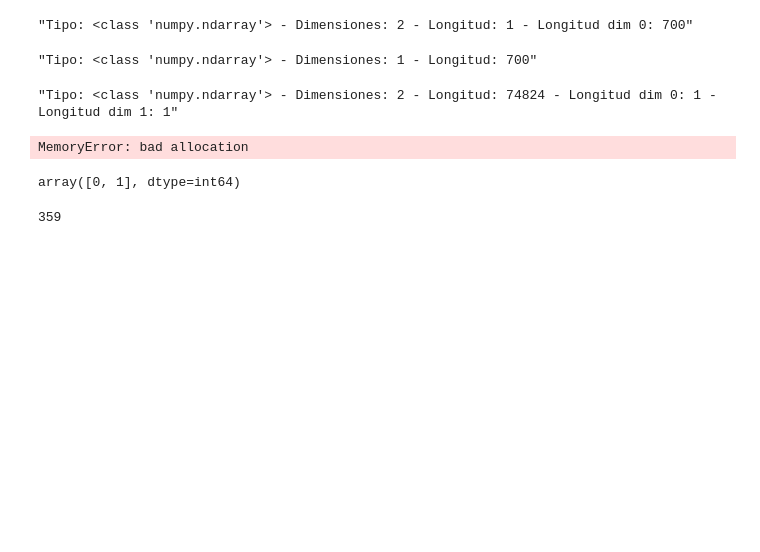
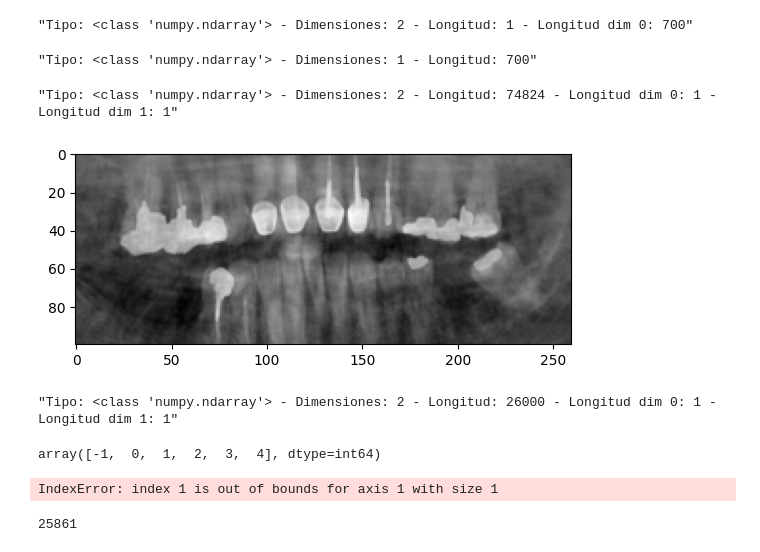
Before and after one commit to MadavR/DentalSegmentation, a Jupyter notebook: Untitled-1.ipynb, the cells around one changed output. Saved outputs shown, nothing was run; the diff lists cells and outputs as text; code cells hidden in the pictures; blank space fills up the shorter version.

```diff
--- a/Untitled-1.ipynb
+++ b/Untitled-1.ipynb
@@ -82,18 +103,37 @@ X4 = sample_image[0].reshape(-1, 1)
 f"Tipo: {type(X4)} - Dimensiones: {X4.ndim} - Longitud: {len(X4)} - Longitud dim 0: {len(X4[0])} - Longitud dim 1: {len(X4[1])}"
 # %% [output]
 "Tipo: <class 'numpy.ndarray'> - Dimensiones: 2 - Longitud: 74824 - Longitud dim 0: 1 - Longitud dim 1: 1"
+# %%
+caption4 = cut_image(sample_image.reshape((188, 398)), coords=(80, 40, 260, 100), show=True)
+# %% [output]
+[figure, added]
+# %%
+X4_ = caption4.reshape(-1, 1)
+f"Tipo: {type(X4_)} - Dimensiones: {X4_.ndim} - Longitud: {len(X4_)} - Longitud dim 0: {len(X4_[0])} - Longitud dim 1: {len(X4_[1])}"
+# %% [output]
+"Tipo: <class 'numpy.ndarray'> - Dimensiones: 2 - Longitud: 26000 - Longitud dim 0: 1 - Longitud dim 1: 1"
 # %%
-dbscan4 = DBSCAN(eps=0.2, min_samples=2, metric='cosine', n_jobs=-1)
-dbscan4.fit(X4)
-dbscan4.labels_
+dbscan4 = DBSCAN(eps=0.002, min_samples=50, metric='euclidean', n_jobs=-1)
+dbscan4.fit(X4_)
+unique_labels = np.unique(dbscan4.labels_)
+unique_labels
 # %% [output]
-MemoryError: bad allocation
+array([-1,  0,  1,  2,  3,  4], dtype=int64)
+# %%
+# Obtener las coordenadas de los pixeles que pertenecen a cada cluster
+for label in unique_labels:
+    if label == -1:
+        # Ignorar los puntos ruidosos
+        continue
+    # Crear una máscara booleana para los puntos que pertenecen al cluster actual
+    mask = dbscan4.labels_ == label
+    # Obtener las coordenadas de los puntos que pertenecen al cluster actual
+    coords = np.argwhere(mask)
+    # Resaltar los puntos en la imagen original
+    caption4[coords[:, 0], coords[:, 1]] = [255, 0, 0]  # Rojo brillante
+# %% [output]
+IndexError: index 1 is out of bounds for axis 1 with size 1
 # %%
-unique_labels = np.unique(dbscan4.labels_)
-unique_labels
+len(np.argwhere(dbscan4.labels_ == 0))
 # %% [output]
-array([0, 1], dtype=int64)
+25861
-# %%
-len(np.argwhere(dbscan4.labels_ == 1))
-# %% [output]
-359
```
Also changed, not shown: parts of 8 cells of this notebook.
